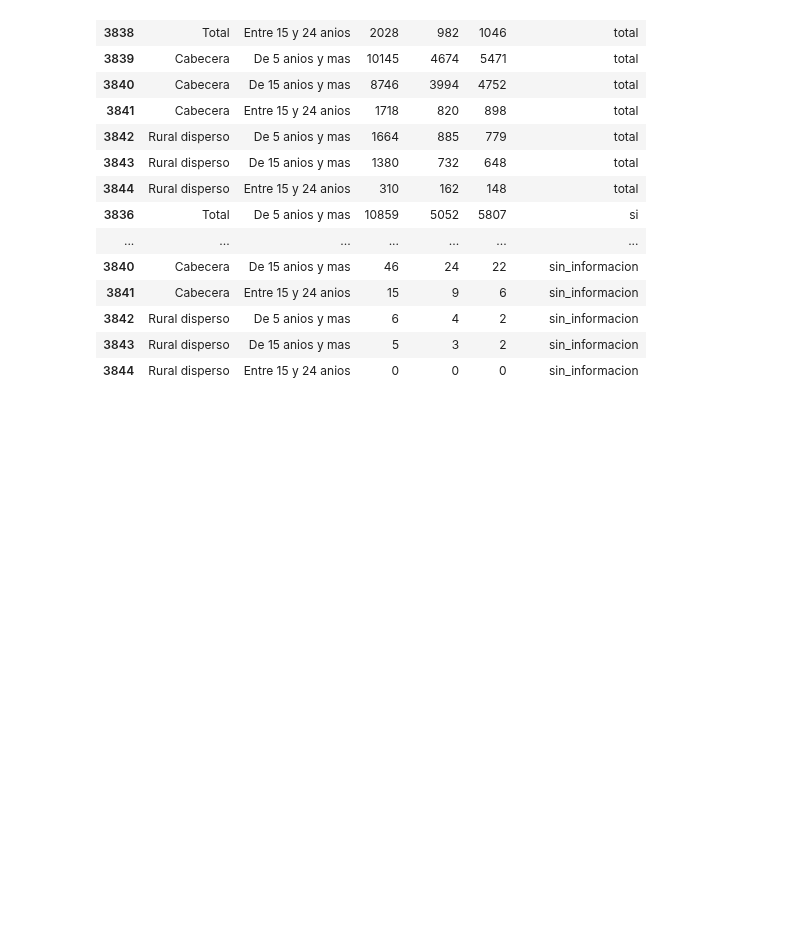
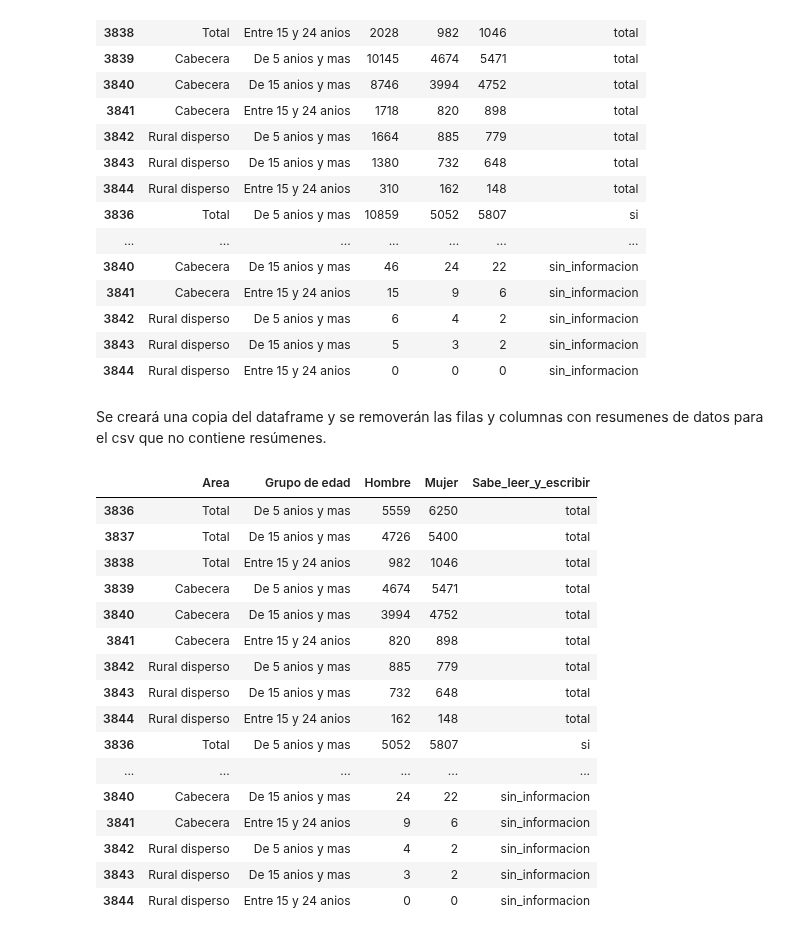
Before and after one commit to Schiavi13/Censo-Viterbo-Caldas-2018, a Jupyter notebook: source_to_csv_16pm.ipynb, the cells around one changed output. Cells and saved outputs as stored; diff of their text form; code cells hidden in the pictures; blank space fills up the shorter version.

Commit message:
Actualiza procesamiento de hoja 16PM retornando csv con y sin totales

```diff
--- a/source_to_csv_16pm.ipynb
+++ b/source_to_csv_16pm.ipynb
@@ -186,3 +188,27 @@ df_16pm
 | 3842 | Rural disperso | De 5 anios y mas | 6 | 4 | 2 | sin_informacion |
 | 3843 | Rural disperso | De 15 anios y mas | 5 | 3 | 2 | sin_informacion |
 | 3844 | Rural disperso | Entre 15 y 24 anios | 0 | 0 | 0 | sin_informacion |
+# %% [markdown]
+Se creará una copia del dataframe y se removerán las filas y columnas con resumenes de datos para el csv que no contiene resúmenes.
+# %%
+df_16pm_cleaned = df_16pm.copy()
+df_16pm_cleaned.drop(['Total'], axis=1, inplace=True)
+df_16pm_cleaned
+# %% [output]
+|  | Area | Grupo de edad | Hombre | Mujer | Sabe_leer_y_escribir |
+| 3836 | Total | De 5 anios y mas | 5559 | 6250 | total |
+| 3837 | Total | De 15 anios y mas | 4726 | 5400 | total |
+| 3838 | Total | Entre 15 y 24 anios | 982 | 1046 | total |
+| 3839 | Cabecera | De 5 anios y mas | 4674 | 5471 | total |
+| 3840 | Cabecera | De 15 anios y mas | 3994 | 4752 | total |
+| 3841 | Cabecera | Entre 15 y 24 anios | 820 | 898 | total |
+| 3842 | Rural disperso | De 5 anios y mas | 885 | 779 | total |
+| 3843 | Rural disperso | De 15 anios y mas | 732 | 648 | total |
+| 3844 | Rural disperso | Entre 15 y 24 anios | 162 | 148 | total |
+| 3836 | Total | De 5 anios y mas | 5052 | 5807 | si |
+| ... | ... | ... | ... | ... | ... |
+| 3840 | Cabecera | De 15 anios y mas | 24 | 22 | sin_informacion |
+| 3841 | Cabecera | Entre 15 y 24 anios | 9 | 6 | sin_informacion |
+| 3842 | Rural disperso | De 5 anios y mas | 4 | 2 | sin_informacion |
+| 3843 | Rural disperso | De 15 anios y mas | 3 | 2 | sin_informacion |
+| 3844 | Rural disperso | Entre 15 y 24 anios | 0 | 0 | sin_informacion |
```
Also changed, not shown: parts of 4 cells of this notebook.
